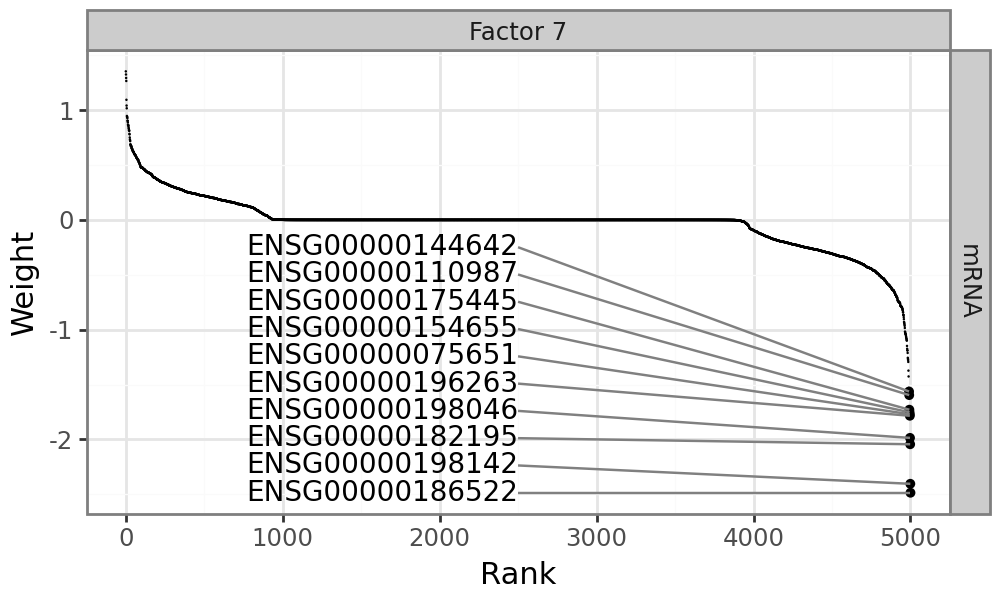
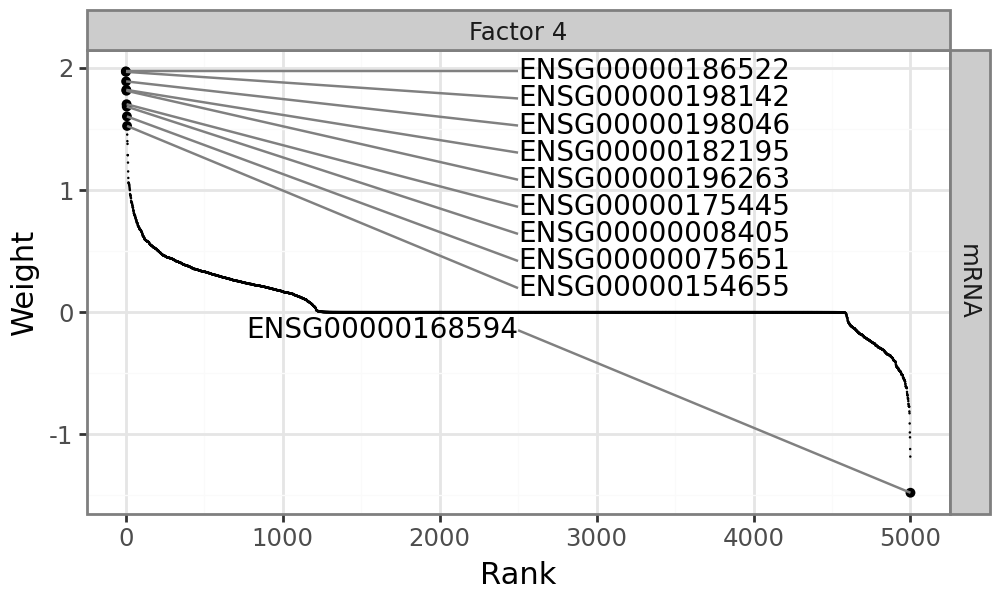
The change to this notebook cell's code, shown as a diff; its figure went from the first image to the second:
--- before
+++ after
@@ -1 +1 @@
-mfl.pl.weights(model, n_features=10, views="mRNA", factors=7, figsize=(5, 3))
+mfl.pl.weights(model, n_features=10, views="mRNA", factors=4, figsize=(5, 3))

Commit: update docs notebooks to make them reproducible with the current code